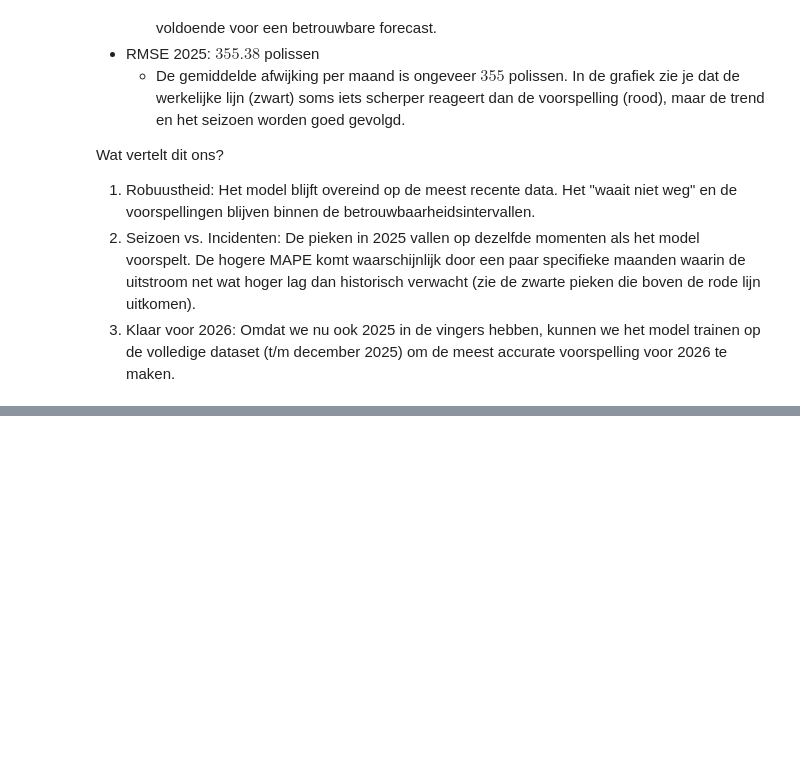
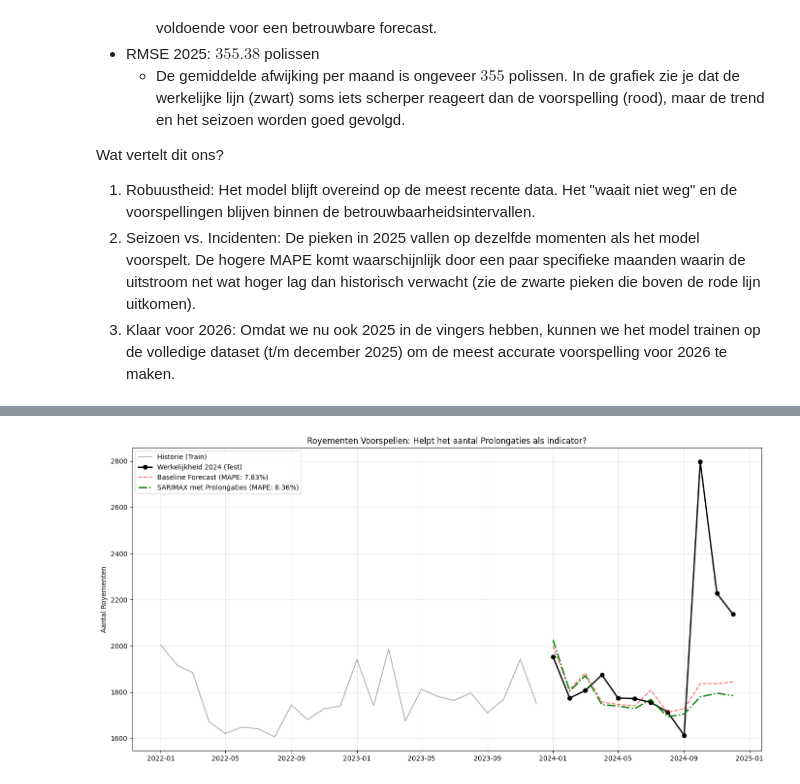
Before and after one commit to wmvanhuis/MADS-ML-Graduation_Project_Bovemij, a Jupyter notebook: notebooks/timeseries/model timeseries royementen.ipynb, the cells around one changed output, grey strips where cells are left out. Saved outputs shown, nothing was run; the diff lists cells and outputs as text; code cells hidden in the pictures; blank space fills up the shorter version.

Commit message:
experimenten royementen en prolongaties

```diff
--- a/notebooks/timeseries/model timeseries royementen.ipynb
+++ b/notebooks/timeseries/model timeseries royementen.ipynb
@@ -185,3 +188,75 @@ Wat vertelt dit ons?
 1. Robuustheid: Het model blijft overeind op de meest recente data. Het "waait niet weg" en de voorspellingen blijven binnen de betrouwbaarheidsintervallen.
 2. Seizoen vs. Incidenten: De pieken in 2025 vallen op dezelfde momenten als het model voorspelt. De hogere MAPE komt waarschijnlijk door een paar specifieke maanden waarin de uitstroom net wat hoger lag dan historisch verwacht (zie de zwarte pieken die boven de rode lijn uitkomen).
 3. Klaar voor 2026: Omdat we nu ook 2025 in de vingers hebben, kunnen we het model trainen op de volledige dataset (t/m december 2025) om de meest accurate voorspelling voor 2026 te maken.
+# %%
+# Experiment: SARIMAX met Prolongaties als Exogene Variabele
+
+target_col = 'Log_Royementen'
+exog_col = 'Log_Prolongaties' # Onze nieuwe voorspeller!
+
+# 1. Splitsen in Train (t/m 2023) en Test (2024)
+train = df[:'2023-12-01']
+test = df['2024-01-01':'2024-12-01']
+
+print("--- Start Experiment: SARIMAX met Prolongaties als Exogene Variabele ---")
+
+# 2. Model 1: Baseline (Zonder Exog) - Ter referentie
+model_base = SARIMAX(train[target_col],
+                     order=(1, 1, 1),
+                     seasonal_order=(1, 1, 1, 12),
+                     enforce_stationarity=False,
+                     enforce_invertibility=False)
+res_base = model_base.fit(disp=False)
+fc_base_log = res_base.get_forecast(steps=len(test)).predicted_mean
+forecast_base_final = np.expm1(fc_base_log)
+
+# 3. Model 2: Experiment (Met Exog 'Prolongaties')
+# Let op de toevoeging van de 'exog' parameter
+model_exog = SARIMAX(train[target_col],
+                     exog=train[exog_col],
+                     order=(1, 1, 1),
+                     seasonal_order=(1, 1, 1, 12),
+                     enforce_stationarity=False,
+                     enforce_invertibility=False)
+res_exog = model_exog.fit(disp=False)
+
+# Voorspelling: Het model heeft nu de verwachte prolongaties van 2024 nodig om de royementen te voorspellen
+fc_exog_log = res_exog.get_forecast(steps=len(test), exog=test[exog_col]).predicted_mean
+forecast_exog_final = np.expm1(fc_exog_log)
+
+# 4. Werkelijke data 2024
+actual_final = np.expm1(test[target_col])
+
+# 5. Evaluatie Berekenen
+mape_base = mean_absolute_percentage_error(actual_final, forecast_base_final)
+rmse_base = np.sqrt(mean_squared_error(actual_final, forecast_base_final))
+
+mape_exog = mean_absolute_percentage_error(actual_final, forecast_exog_final)
+rmse_exog = np.sqrt(mean_squared_error(actual_final, forecast_exog_final))
+
+# 6. Resultaten Printen
+print(f"\nBaseline Model (Alleen Historie):")
+print(f"MAPE: {mape_base:.2%}")
+print(f"RMSE: {rmse_base:.2f} polissen")
+
+print(f"\nNieuw SARIMAX Model (Met Prolongaties):")
+print(f"MAPE: {mape_exog:.2%}")
+print(f"RMSE: {rmse_exog:.2f} polissen")
+
+print("\nModel Summary (Let op de P-waarde van 'Log_Prolongaties'):")
+print(res_exog.summary().tables[1]) # Print alleen de coëfficiënten tabel voor de overzichtelijkheid
+
+# 7. Visualisatie Vergelijking
+plt.figure(figsize=(14, 7))
+plt.plot(np.expm1(train[target_col]['2022-01-01':]), label='Historie (Train)', color='black', alpha=0.3)
+plt.plot(actual_final, label='Werkelijkheid 2024 (Test)', color='black', marker='o', linewidth=2)
+plt.plot(forecast_base_final, label=f'Baseline Forecast (MAPE: {mape_base:.2%})', color='red', linestyle='--', alpha=0.6)
+plt.plot(forecast_exog_final, label=f'SARIMAX met Prolongaties (MAPE: {mape_exog:.2%})', color='green', linewidth=2, linestyle='-.')
+
+plt.title('Royementen Voorspellen: Helpt het aantal Prolongaties als indicator?')
+plt.ylabel('Aantal Royementen')
+plt.legend()
+plt.grid(True, alpha=0.3)
+plt.tight_layout()
+plt.show()
+# %% [output]
@@ -187,0 +280 @@ Wat vertelt dit ons?
+[figure, added]
```
Also changed, not shown: parts of 3 cells of this notebook, 1 other file.
